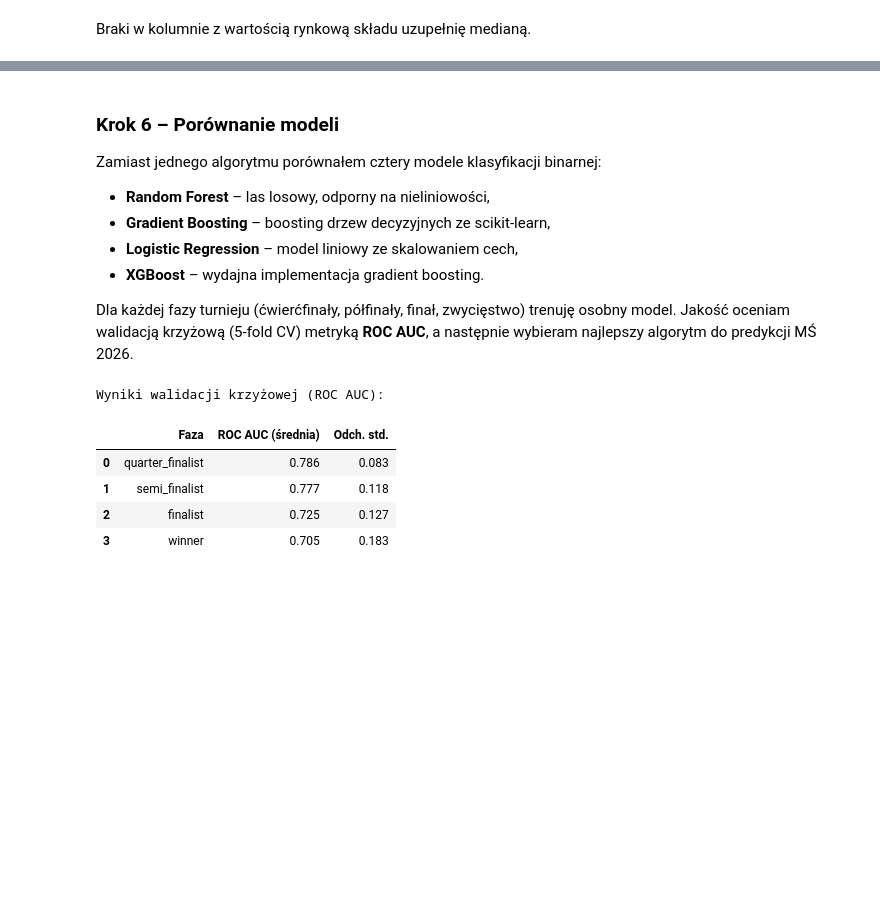
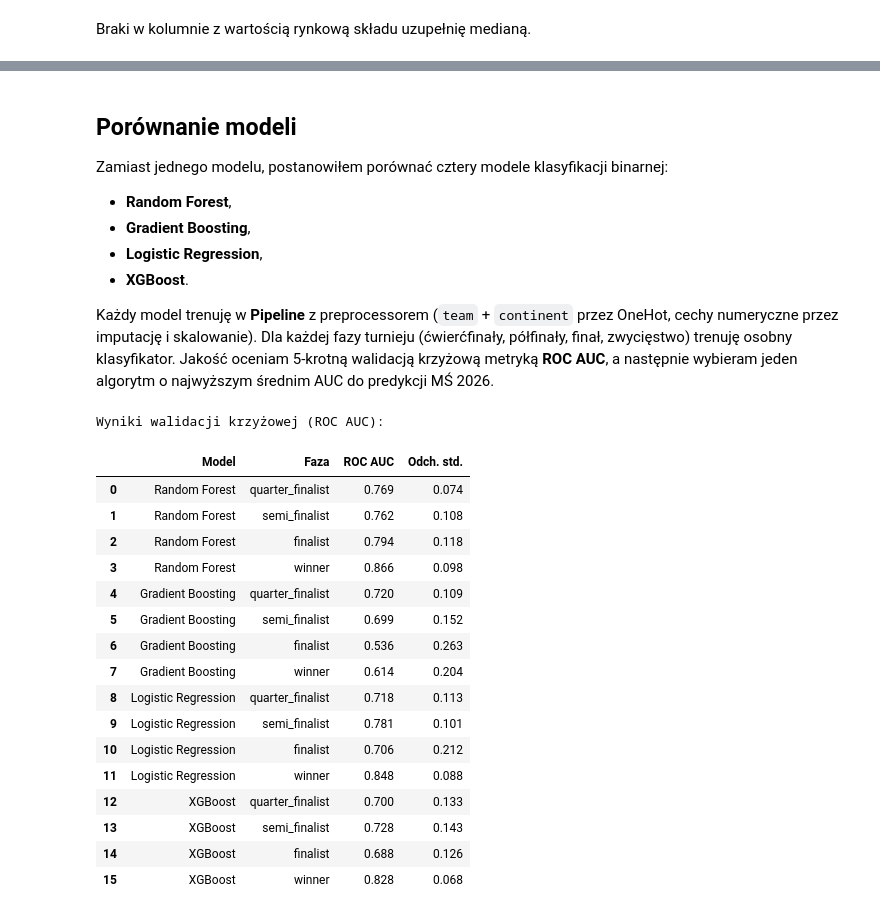
Before and after one commit to piotreuszxx/PwAD, a Jupyter notebook: lab08/PiotrPrzymus_127902_sprawozdanie_lab08.ipynb, the cells around one changed output, grey strips where cells are left out. Drawn from its saved outputs; the diff is of its cells as text; code cells hidden in the pictures; blank space fills up the shorter version.

```diff
--- a/lab08/PiotrPrzymus_127902_sprawozdanie_lab08.ipynb
+++ b/lab08/PiotrPrzymus_127902_sprawozdanie_lab08.ipynb
@@ -227,17 +250,28 @@ Cechy: ['version', 'continent', 'is_host', 'goals_scored_last_4y', 'goals_receiv
 # %% [markdown]
-### Krok 6 – Porównanie modeli
-Zamiast jednego algorytmu porównałem cztery modele klasyfikacji binarnej:
-- **Random Forest** – las losowy, odporny na nieliniowości,
-- **Gradient Boosting** – boosting drzew decyzyjnych ze scikit-learn,
-- **Logistic Regression** – model liniowy ze skalowaniem cech,
-- **XGBoost** – wydajna implementacja gradient boosting.
+## Porównanie modeli
+Zamiast jednego modelu, postanowiłem porównać cztery modele klasyfikacji binarnej:
+- **Random Forest**,
+- **Gradient Boosting**,
+- **Logistic Regression**,
+- **XGBoost**.
 
-Dla każdej fazy turnieju (ćwierćfinały, półfinały, finał, zwycięstwo) trenuję osobny model. Jakość oceniam walidacją krzyżową (5-fold CV) metryką **ROC AUC**, a następnie wybieram najlepszy algorytm do predykcji MŚ 2026.
+Każdy model trenuję w **Pipeline** z preprocessorem (`team` + `continent` przez OneHot, cechy numeryczne przez imputację i skalowanie). Dla każdej fazy turnieju (ćwierćfinały, półfinały, finał, zwycięstwo) trenuję osobny klasyfikator. Jakość oceniam 5-krotną walidacją krzyżową metryką **ROC AUC**, a następnie wybieram jeden algorytm o najwyższym średnim AUC do predykcji MŚ 2026.
 # %%
 target_cols = ["quarter_finalist", "semi_finalist", "finalist", "winner"]
 
 
-def get_model_candidates():
+def predict_positive_score(model, X):
+    if hasattr(model, "predict_proba"):
+        proba = model.predict_proba(X)
+        if hasattr(model, "named_steps") and "model" in model.named_steps:
+            classes = list(model.named_steps["model"].classes_)
+            if 1 in classes:
+                return proba[:, classes.index(1)]
+        return proba[:, 1]
+    return np.clip(model.predict(X), 0, 1)
+
+
+def get_models():
     candidates = {
         "Random Forest": RandomForestClassifier(
             n_estimators=200,
@@ -248,57 +282,64 @@ def get_model_candidates():
             n_estimators=200,
             random_state=42,
         ),
-        "Logistic Regression": Pipeline([
-            ("scaler", StandardScaler()),
-            (
-                "clf",
-                LogisticRegression(
-                    max_iter=2000,
-                    class_weight="balanced",
-                    random_state=42,
-                ),
-            ),
-        ]),
+        "Logistic Regression": LogisticRegression(
+            max_iter=2000,
+            class_weight="balanced",
+            random_state=42,
+        ),
         "XGBoost": XGBClassifier(
             n_estimators=200,
             max_depth=4,
             learning_rate=0.1,
             random_state=42,
             eval_metric="logloss",
             scale_pos_weight=3,
-        )
+        ),
     }
     return candidates
 
 
 cv_results = []
 fitted_models = {}
 
-for model_name, model in get_model_candidates().items():
+for model_name, model in get_models().items():
     for target in target_cols:
         y = train[target]
-        cv_scores = cross_val_score(clone(model), X_train, y, cv=5, scoring="roc_auc")
-        fitted = clone(model)
+        pipeline = make_model_pipeline(clone(model))
+        cv_scores = cross_val_score(pipeline, X_train, y, cv=5, scoring="roc_auc")
+        fitted = make_model_pipeline(clone(model))
         fitted.fit(X_train, y)
         fitted_models[(model_name, target)] = fitted
 
         cv_results.append({
             "Model": model_name,
             "Faza": target,
             "ROC AUC": round(cv_scores.mean(), 3),
             "Odch. std.": round(cv_scores.std(), 3),
         })
 
 cv_df = pd.DataFrame(cv_results)
 print("Wyniki walidacji krzyżowej (ROC AUC):")
-cv_df
+display(cv_df)
 # %% [output]
 Wyniki walidacji krzyżowej (ROC AUC):
-|  | Faza | ROC AUC (średnia) | Odch. std. |
-| 0 | quarter_finalist | 0.786 | 0.083 |
-| 1 | semi_finalist | 0.777 | 0.118 |
-| 2 | finalist | 0.725 | 0.127 |
-| 3 | winner | 0.705 | 0.183 |
+|  | Model | Faza | ROC AUC | Odch. std. |
+| 0 | Random Forest | quarter_finalist | 0.769 | 0.074 |
+| 1 | Random Forest | semi_finalist | 0.762 | 0.108 |
+| 2 | Random Forest | finalist | 0.794 | 0.118 |
+| 3 | Random Forest | winner | 0.866 | 0.098 |
+| 4 | Gradient Boosting | quarter_finalist | 0.720 | 0.109 |
+| 5 | Gradient Boosting | semi_finalist | 0.699 | 0.152 |
+| 6 | Gradient Boosting | finalist | 0.536 | 0.263 |
+| 7 | Gradient Boosting | winner | 0.614 | 0.204 |
+| 8 | Logistic Regression | quarter_finalist | 0.718 | 0.113 |
+| 9 | Logistic Regression | semi_finalist | 0.781 | 0.101 |
+| 10 | Logistic Regression | finalist | 0.706 | 0.212 |
+| 11 | Logistic Regression | winner | 0.848 | 0.088 |
+| 12 | XGBoost | quarter_finalist | 0.700 | 0.133 |
+| 13 | XGBoost | semi_finalist | 0.728 | 0.143 |
+| 14 | XGBoost | finalist | 0.688 | 0.126 |
+| 15 | XGBoost | winner | 0.828 | 0.068 |
 # %%
 cv_pivot = cv_df.pivot(index="Model", columns="Faza", values="ROC AUC")
 cv_pivot = cv_pivot[target_cols]
```
Also changed, not shown: parts of 38 cells of this notebook.
